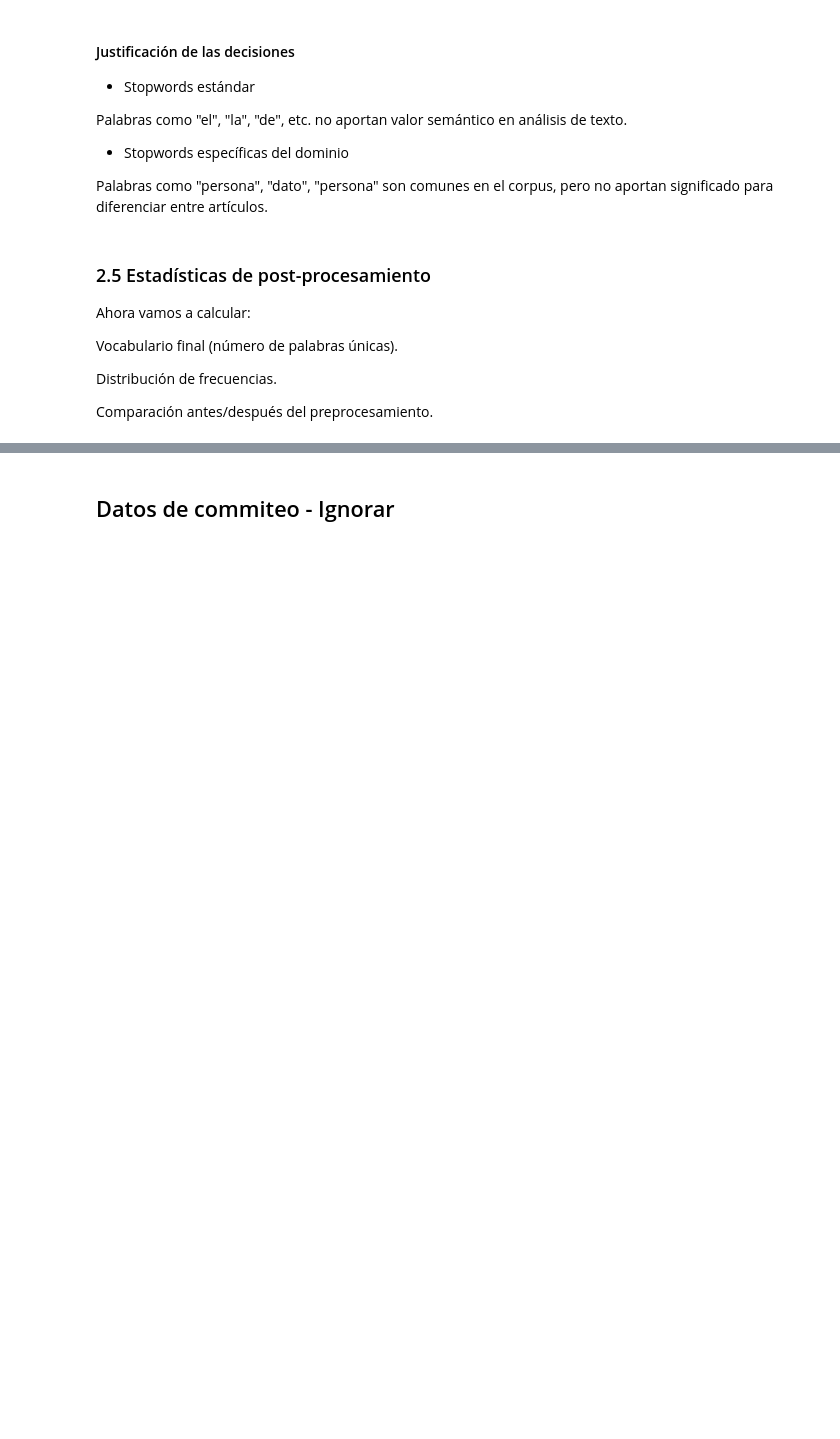
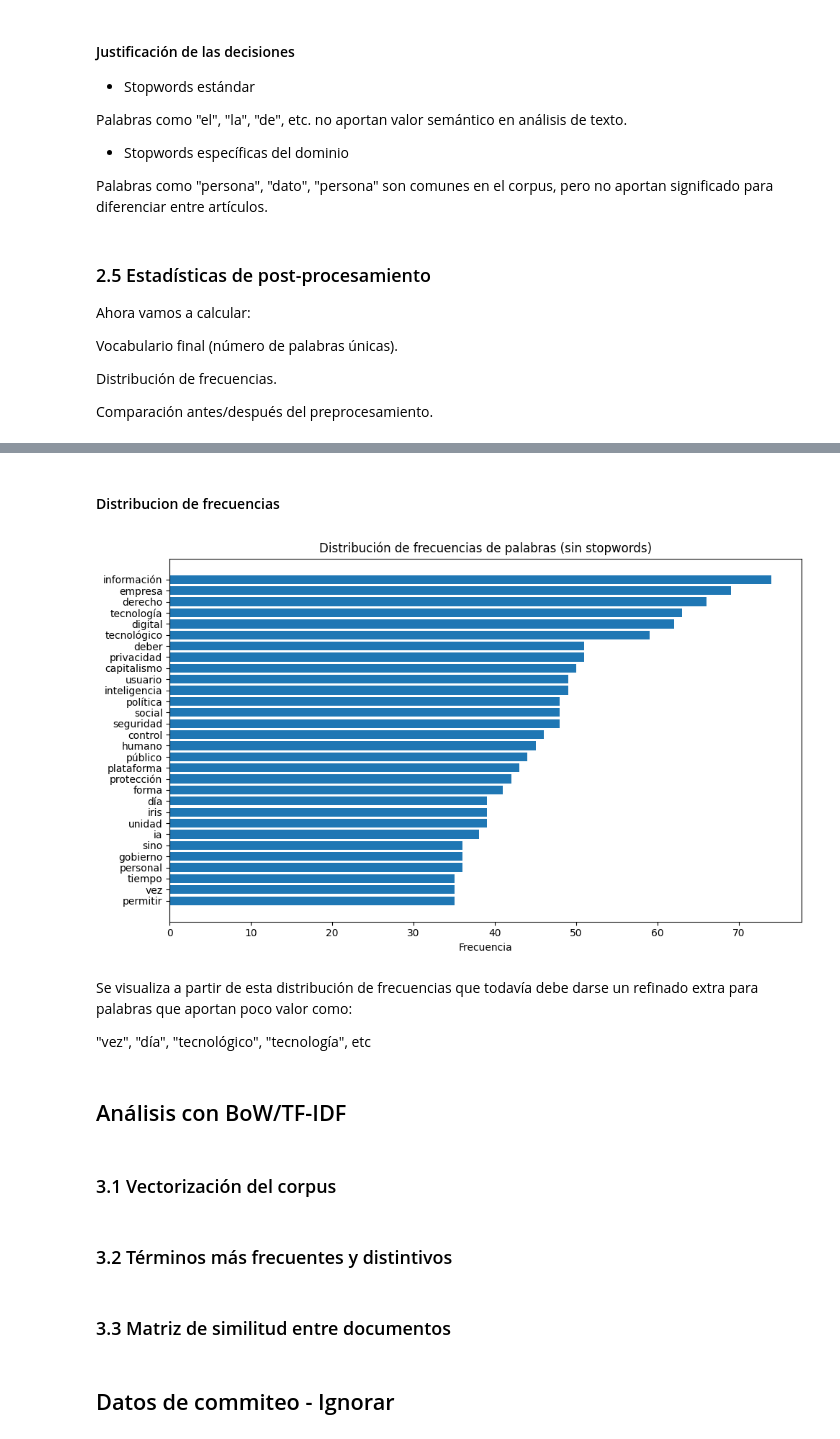
Before and after one commit to gimb99/PDH_BARTHOU_GONZALO, a Jupyter notebook: 003_barthou-gonzalo-nlp-integrador/notebook/analisis_integrador.ipynb, the cells around one changed output, grey strips where cells are left out. Cells and saved outputs as stored; diff of their text form; code cells hidden in the pictures; blank space fills up the shorter version.

```diff
--- a/003_barthou-gonzalo-nlp-integrador/notebook/analisis_integrador.ipynb
+++ b/003_barthou-gonzalo-nlp-integrador/notebook/analisis_integrador.ipynb
@@ -1086,2 +1087,17 @@ Comparación antes/después del preprocesamiento.
 github_pkl_path = "https://github.com/gimb99/PDH_BARTHOU_GONZALO/raw/refs/heads/main/003_barthou-gonzalo-nlp-integrador/processed/corpus_limpio_v3_stopwords.pkl"
 df = pd.read_pickle(github_pkl_path)
+# %%
+# Contar frecuencia de palabras en todos los documentos
+all_tokens = [token for tokens in df['tokens_sin_stopwords'] for token in tokens]
+freq_dist = Counter(all_tokens)
+
+print(f"Vocabulario final (palabras únicas): {len(freq_dist)}")
+print("\nPalabras más frecuentes:")
+print(freq_dist.most_common(20))
+
+# Comparar antes y después de quitar stopwords
+all_tokens_antes = [token for tokens in df['tokens_lemmatizados'] for token in tokens]
+freq_dist_antes = Counter(all_tokens_antes)
+
+print(f"\nVocabulario antes de quitar stopwords: {len(freq_dist_antes)}")
+print(f"Vocabulario después de quitar stopwords: {len(freq_dist)}")
@@ -1088,3 +1112,32 @@ df = pd.read_pickle(github_pkl_path)
+# %% [markdown]
+#### Distribucion de frecuencias
+# %%
+import matplotlib.pyplot as plt
+
+# Convertir a DataFrame para graficar
+freq_df = pd.DataFrame(freq_dist.most_common(30), columns=['Palabra', 'Frecuencia'])
+
+plt.figure(figsize=(10, 6))
+plt.barh(freq_df['Palabra'], freq_df['Frecuencia'])
+plt.xlabel('Frecuencia')
+plt.title('Distribución de frecuencias de palabras (sin stopwords)')
+plt.gca().invert_yaxis()
+plt.tight_layout()
+plt.show()
+# %% [output]
+[figure, added]
+# %% [markdown]
+Se visualiza a partir de esta distribución de frecuencias que todavía debe darse un refinado extra para palabras que aportan poco valor como:
+
+"vez", "día", "tecnológico", "tecnología", etc
+# %% [markdown]
+## Análisis con BoW/TF-IDF
+# %% [markdown]
+### 3.1 Vectorización del corpus
+# %% [markdown]
+### 3.2 Términos más frecuentes y distintivos
+# %% [markdown]
+### 3.3 Matriz de similitud entre documentos
 # %% [markdown]
 ## Datos de commiteo - Ignorar
 # %%
```
Also changed, not shown: parts of 3 cells of this notebook.
